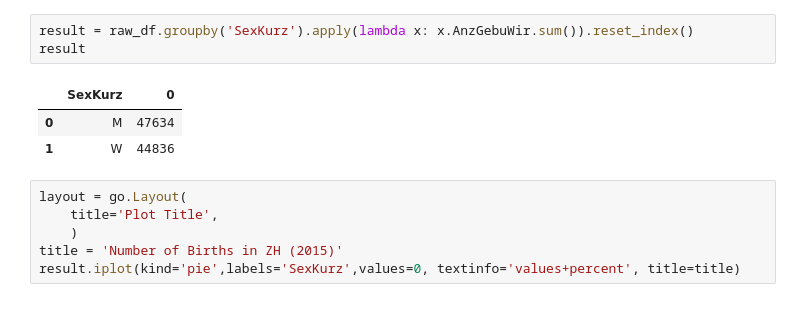
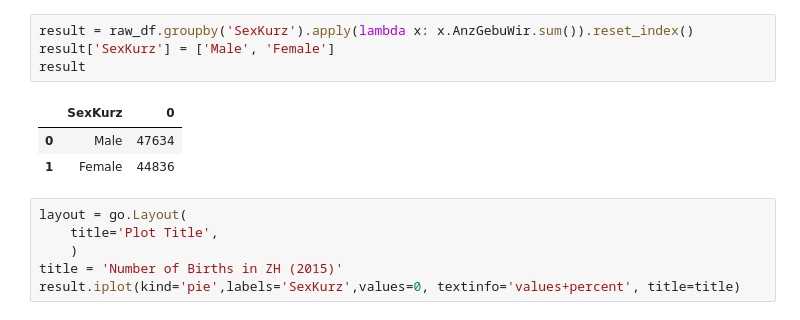
Before and after one commit to mbbuehler/DVC, a Jupyter notebook: ex1/task2.ipynb, the cells around one changed output. Saved outputs shown, nothing was run; the diff lists cells and outputs as text.

```diff
--- a/ex1/task2.ipynb
+++ b/ex1/task2.ipynb
@@ -14,11 +16,12 @@ raw_df[:3]
 | 2 | 2015 | 2 | W | 1102 | Zentralbibliothek | 11 | Rathaus | 1 |
 # %%
 result = raw_df.groupby('SexKurz').apply(lambda x: x.AnzGebuWir.sum()).reset_index()
+result['SexKurz'] = ['Male', 'Female']
 result
 # %% [output]
 |  | SexKurz | 0 |
-| 0 | M | 47634 |
-| 1 | W | 44836 |
+| 0 | Male | 47634 |
+| 1 | Female | 44836 |
 # %%
 layout = go.Layout(
     title='Plot Title',
```
Also changed, not shown: parts of 1 cell of this notebook, 3 other files.
